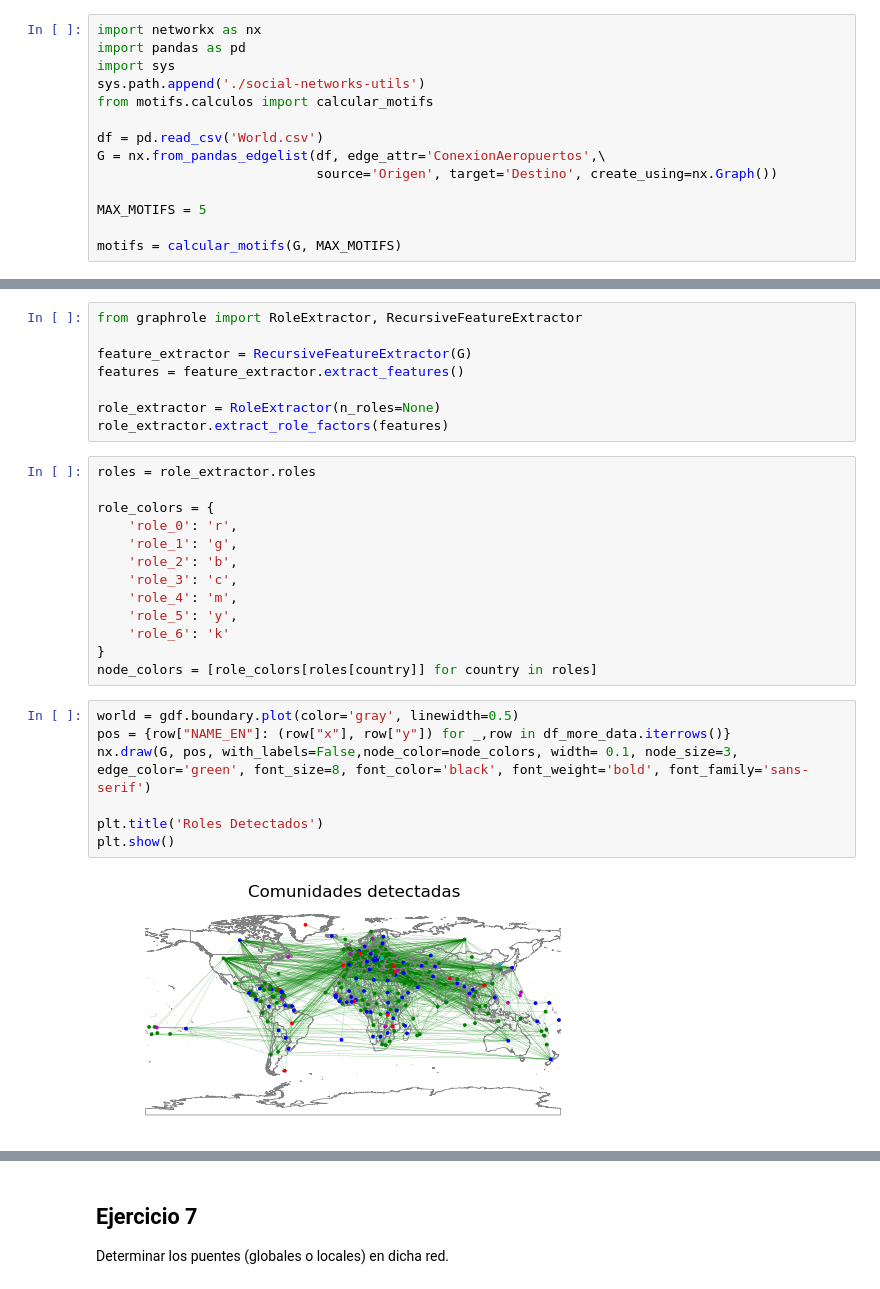
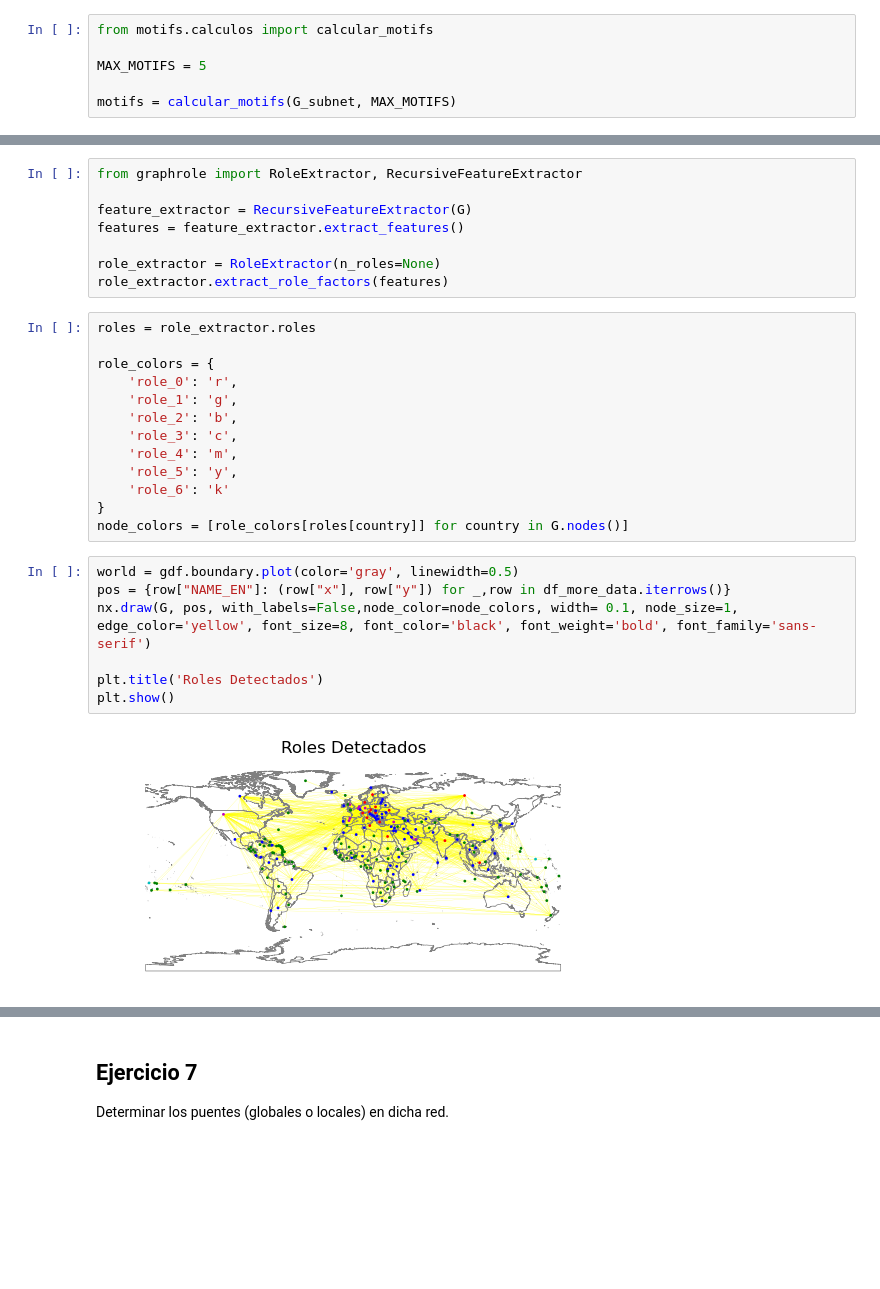
Before and after one commit to mateocapon/teoria-de-algoritmos2-tp1, a Jupyter notebook: TP1-104258.ipynb, the cells around one changed output, grey strips where cells are left out. Saved outputs shown, nothing was run; the diff lists cells and outputs as text; blank space fills up the shorter version.

Commit message:
roles

```diff
--- a/TP1-104258.ipynb
+++ b/TP1-104258.ipynb
@@ -563,14 +588,6 @@ a. Calcular los motifs de hasta 5 nodos de la subred definida en el punto 1.c.
 # %%
-import networkx as nx
-import pandas as pd
-import sys
-sys.path.append('./social-networks-utils')
 from motifs.calculos import calcular_motifs
-
-df = pd.read_csv('World.csv')
-G = nx.from_pandas_edgelist(df, edge_attr='ConexionAeropuertos',\
-                            source='Origen', target='Destino', create_using=nx.Graph())
 
 MAX_MOTIFS = 5
 
-motifs = calcular_motifs(G, MAX_MOTIFS)
+motifs = calcular_motifs(G_subnet, MAX_MOTIFS)
@@ -613,13 +650,13 @@ role_colors = {
     'role_5': 'y',
     'role_6': 'k'
 }
-node_colors = [role_colors[roles[country]] for country in roles]
+node_colors = [role_colors[roles[country]] for country in G.nodes()]
 # %%
 world = gdf.boundary.plot(color='gray', linewidth=0.5)
 pos = {row["NAME_EN"]: (row["x"], row["y"]) for _,row in df_more_data.iterrows()}
-nx.draw(G, pos, with_labels=False,node_color=node_colors, width= 0.1, node_size=3, edge_color='green', font_size=8, font_color='black', font_weight='bold', font_family='sans-serif')
+nx.draw(G, pos, with_labels=False,node_color=node_colors, width= 0.1, node_size=1, edge_color='yellow', font_size=8, font_color='black', font_weight='bold', font_family='sans-serif')
 
 plt.title('Roles Detectados')
 plt.show()
 # %% [output]
-[figure, old version]
+[figure, new version]
```
Also changed, not shown: parts of 22 cells of this notebook.
